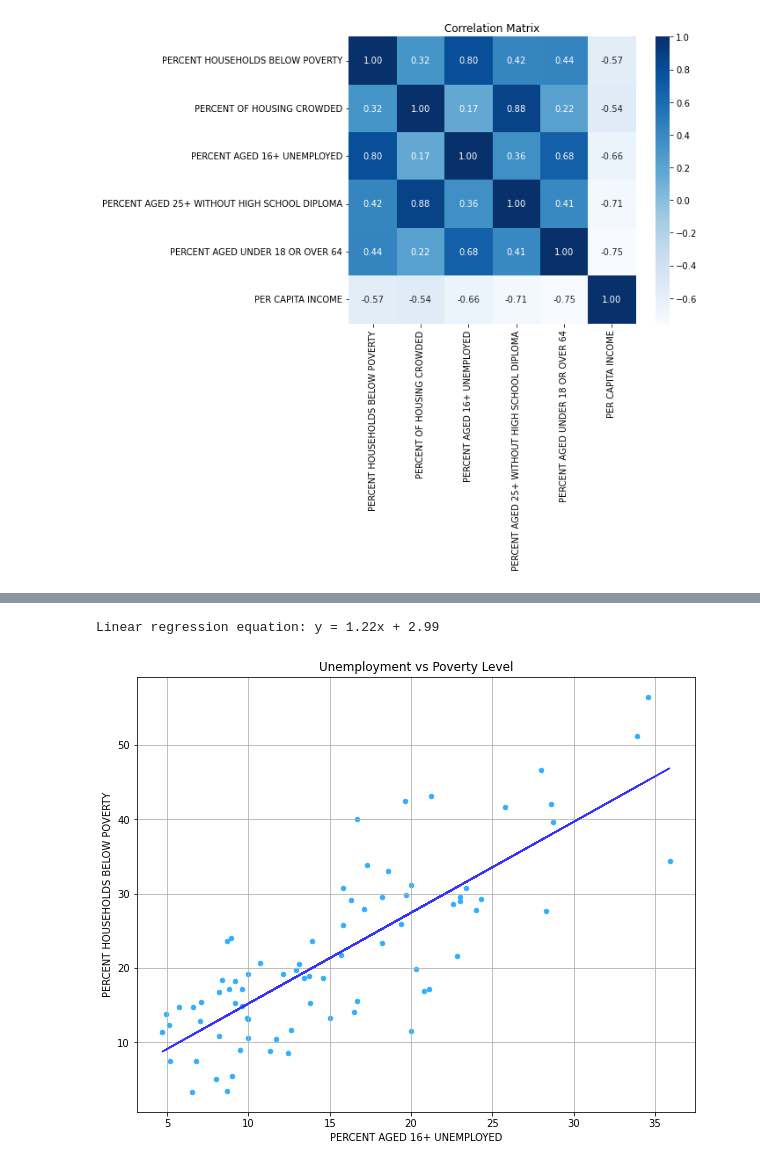
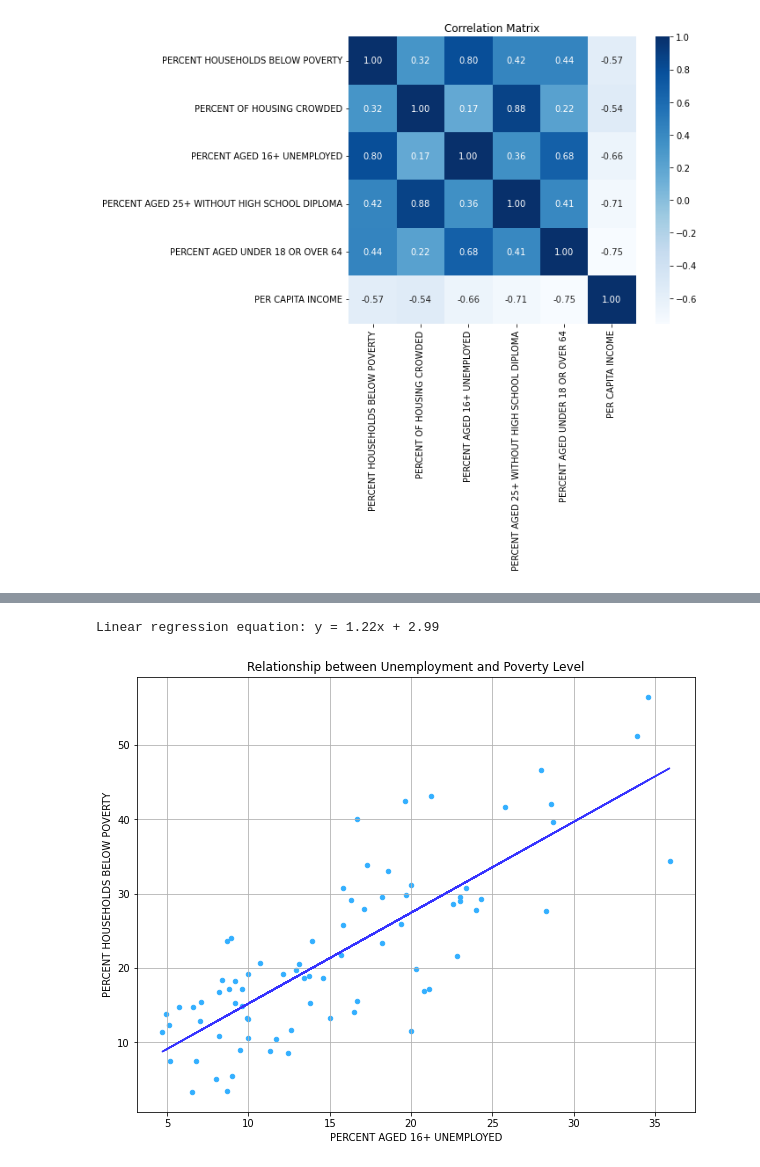
Before and after one commit to kaylajgranados/chicago_socioeconomic_status, a Jupyter notebook: EDA and Linear Regression.ipynb, the cells around one changed output, grey strips where cells are left out. Saved outputs shown, nothing was run; the diff lists cells and outputs as text; code cells hidden in the pictures.

```diff
--- a/EDA and Linear Regression.ipynb
+++ b/EDA and Linear Regression.ipynb
@@ -224,22 +224,22 @@ Linear regression equation: y = 0.41x + 13.33
 # %%
 #Create scatter plot for Percent Aged 16+ Unemployed and Percent Households Below Povery
-scatter_plot = df.plot(kind="scatter", x="PERCENT AGED 16+ UNEMPLOYED", y="PERCENT HOUSEHOLDS BELOW POVERTY", grid=True, figsize=(10,8), title= "Unemployment vs Poverty Level", color='#33AFFF')
+scatter_plot = df.plot(kind="scatter", x="PERCENT AGED 16+ UNEMPLOYED", y="PERCENT HOUSEHOLDS BELOW POVERTY", grid=True, figsize=(10,8), title= "Relationship between Unemployment and Poverty Level", color='#33AFFF')
 
 # Create x and y values
 x_values=df['PERCENT AGED 16+ UNEMPLOYED']
 y_values=df['PERCENT HOUSEHOLDS BELOW POVERTY']
 
 # Calculate linear regression
 (slope, intercept,  rvalue, pvalue, stderr)= st.linregress(x_values, y_values)
 regress_values = x_values * slope + intercept
 plt.plot(x_values,regress_values,'#3633FF')
 line_eq = "y = " + str(round(slope,2)) + "x + " + str(round(intercept,2))
 print(f'Linear regression equation: {line_eq}')
 
 # Show plot
 plt.show()
 # %% [output]
 Linear regression equation: y = 1.22x + 2.99
-[figure, old version]
+[figure, new version]
 # %%
 #Create scatter plot for Percent of Housing Crowded and Percent Households Below Povery
```
Also changed, not shown: parts of 8 cells of this notebook, 12 other files.
